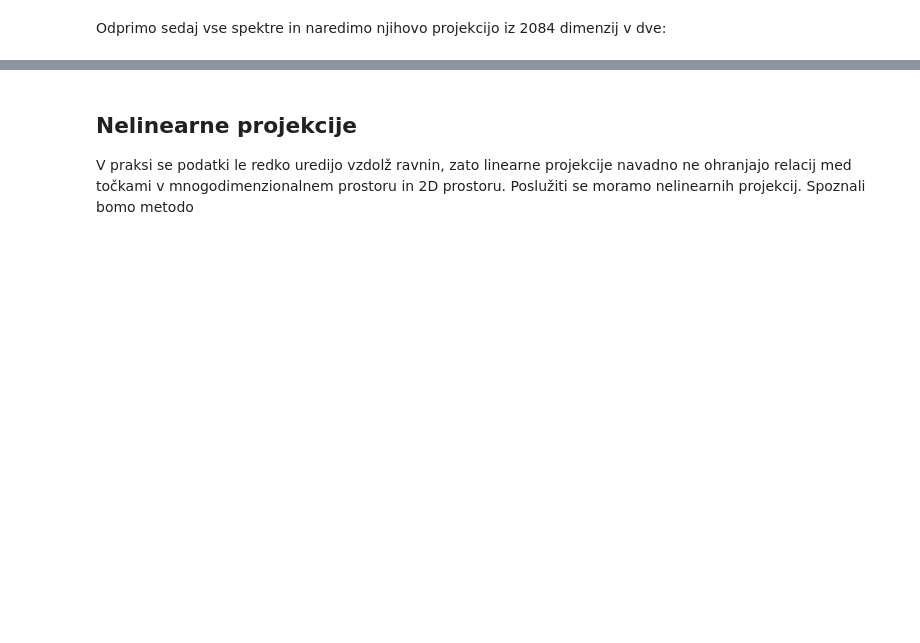
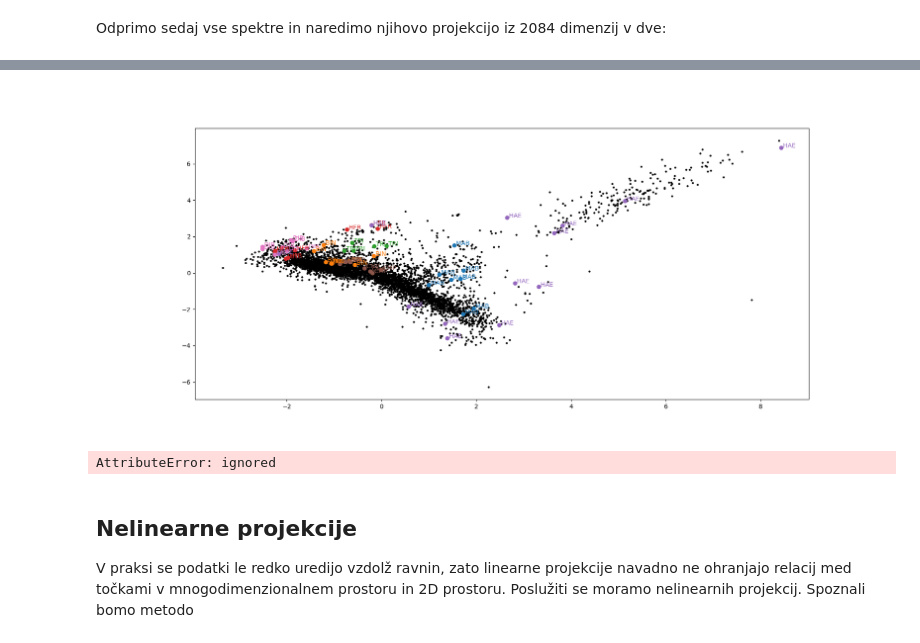
Before and after one commit to sheliak/klasifikacija_spektrov, a Jupyter notebook: klasifikacija.ipynb, the cells around one changed output, grey strips where cells are left out. Saved outputs shown, nothing was run; the diff lists cells and outputs as text; code cells hidden in the pictures; blank space fills up the shorter version.

```diff
--- a/klasifikacija.ipynb
+++ b/klasifikacija.ipynb
@@ -289,3 +312,40 @@ plt.show()
+# %%
+def on_pick(event):
+    artist = event.artist
+    xmouse, ymouse = event.mouseevent.xdata, event.mouseevent.ydata
+    x, y = artist.get_xdata(), artist.get_ydata()
+    ind = event.ind
+    print('Artist picked:', event.artist)
+    print('{} vertices picked'.format(len(ind)))
+    print('Pick between vertices {} and {}'.format(min(ind), max(ind)+1))
+    print('x, y of mouse: {:.2f},{:.2f}'.format(xmouse, ymouse))
+    print('Data point:', x[ind[0]], y[ind[0]])
+    print()
+
+#Naredimo projekcijo
+pca = PCA(n_components=2)
+pca.fit(spektri)
+projekcija=pca.transform(spektri)
+
+#Narisemo 2D ravnino
+fig=plt.figure(1)
+ax=fig.add_subplot(111)
+ax.scatter(projekcija[:,0], projekcija[:,1], s=5, c='k', picker=10)
+
+fig.canvas.callbacks.connect('pick_event', on_pick)
+
+#Dodamo oznake za zvezde iz ucnega seta ('MAB', 'BIN', 'TRI', 'HFR', 'HAE', 'CMP', 'DIB')
+
+for n,tip in enumerate(['MAB', 'BIN', 'TRI', 'HFR', 'HAE', 'CMP', 'DIB']):
+    indexes=tipi[tip]
+    for i in indexes:
+        ax.plot(projekcija[:,0][int(i)-1], projekcija[:,1][int(i)-1], marker='o', c='C%s' % n)
+        ax.text(projekcija[:,0][int(i)-1], projekcija[:,1][int(i)-1], ' '+tip, c='C%s' % n)
+
+plt.show()
+# %% [output]
+[figure, added]
+AttributeError: ignored
 # %% [markdown]
 <a id='tsne'></a>
 ## Nelinearne projekcije
```
Also changed, not shown: parts of 5 cells of this notebook.
